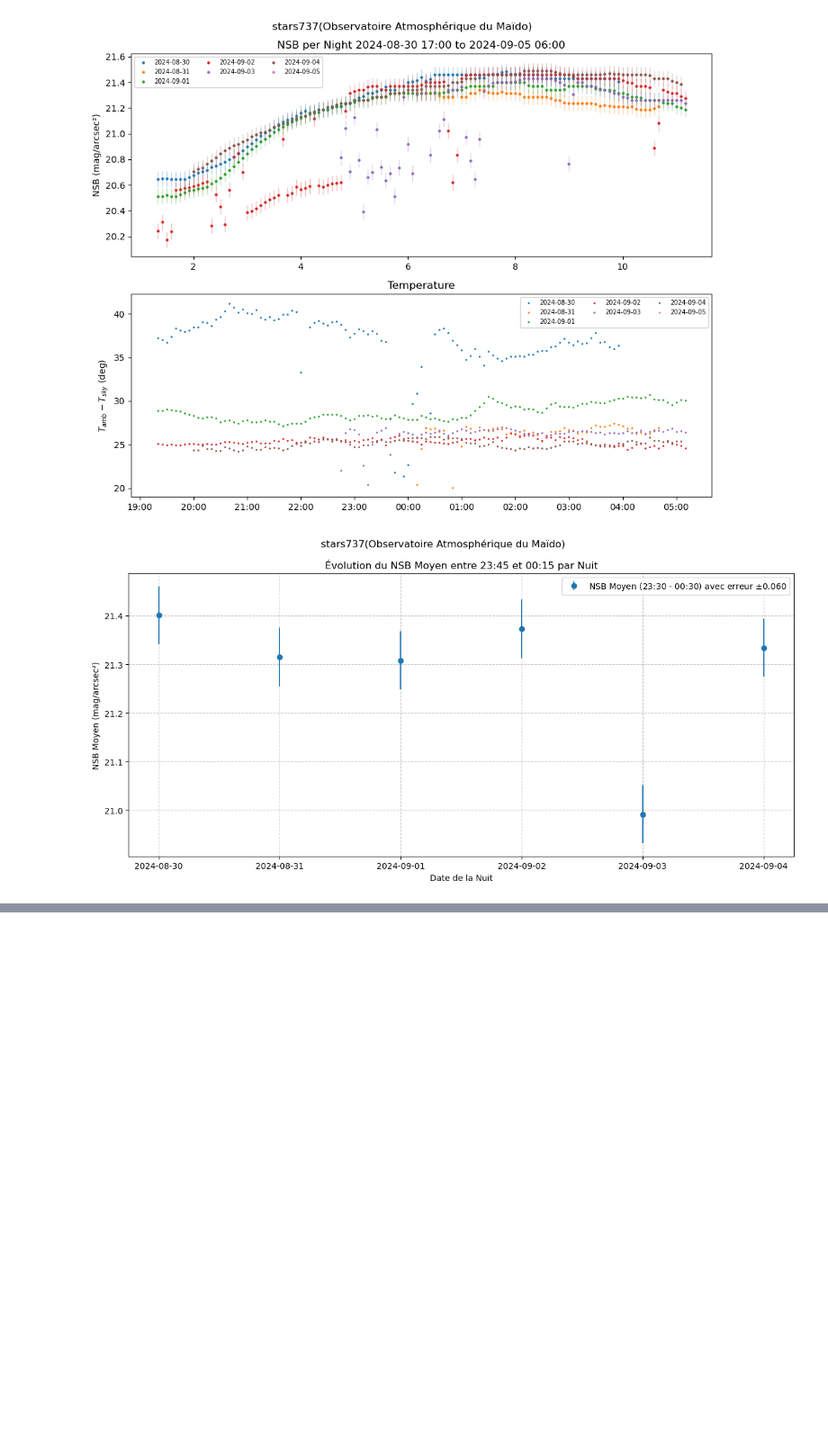
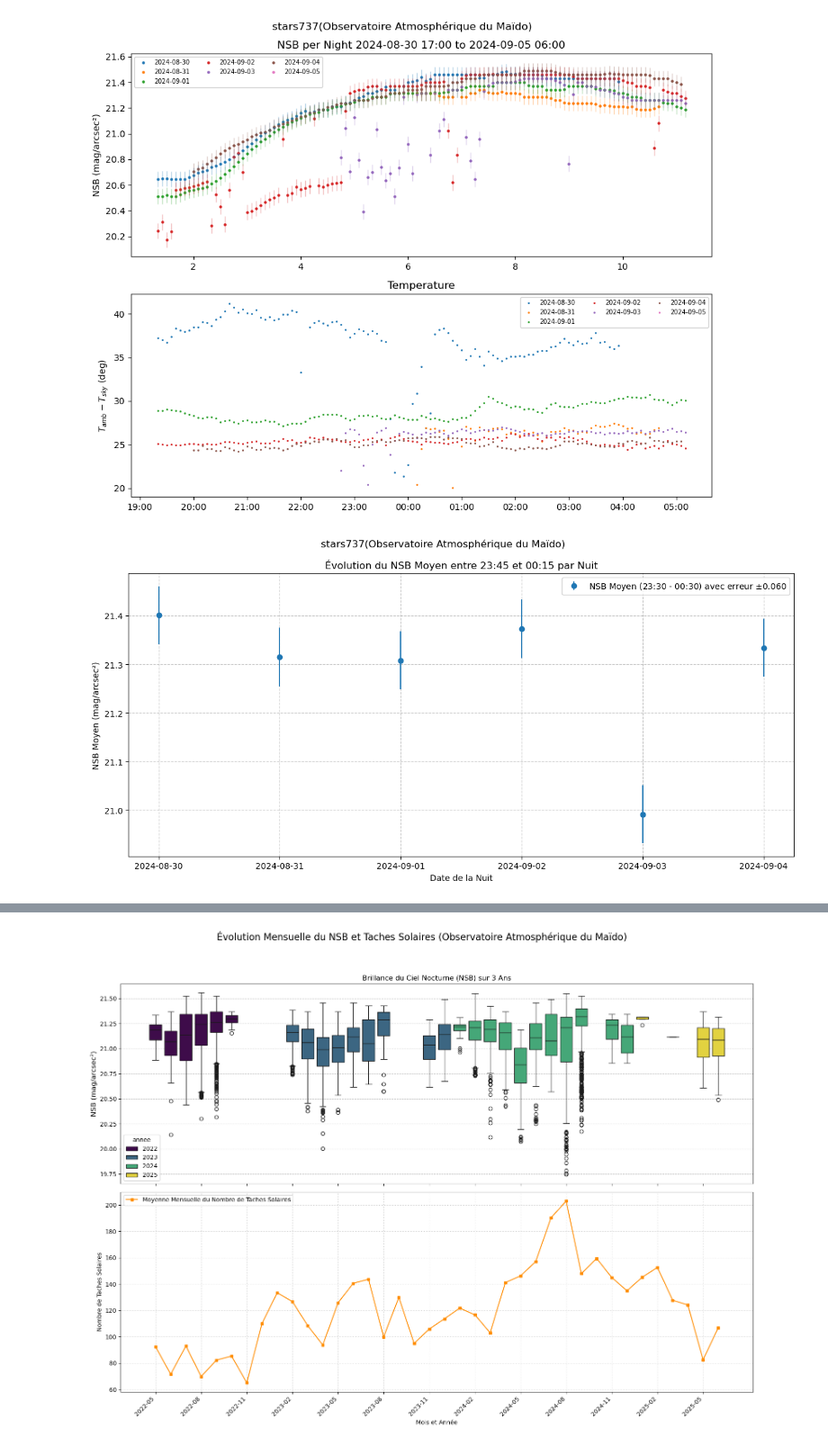
Before and after one commit to Andorajaonari/pollution_lumineuse, a Jupyter notebook: Data_visualisation.ipynb, the cells around one changed output, grey strips where cells are left out. Shown at 90% size. Saved outputs shown, nothing was run; the diff lists cells and outputs as text; code cells hidden in the pictures; blank space fills up the shorter version.

```diff
--- a/Data_visualisation.ipynb
+++ b/Data_visualisation.ipynb
@@ -225,0 +219,2 @@ plt.show()
+# %%
+df_sunspot_raw = pd.read_csv('../Sunspot.csv', sep=';')
@@ -225,0 +236,56 @@ plt.show()
+# %%
+min_date_nsb = night_m.index.min()
+max_date_nsb = night_m.index.max()
+
+df_sunspot_monthly['Month_Year'] = pd.to_datetime(df_sunspot_monthly['Month_Year'])
+
+df_sunspot_monthly_filtered = df_sunspot_monthly[
+    (df_sunspot_monthly['Month_Year'] >= min_date_nsb.to_period('M').start_time) &
+    (df_sunspot_monthly['Month_Year'] <= max_date_nsb.to_period('M').end_time)
+    ].copy() #
+
+df_sunspot_to_plot = df_sunspot_monthly_filtered
+# %%
+df_sunspot_to_plot.set_index('Month_Year', inplace=True)
+# %%
+df_sunspot_to_plot['mois'] = df_sunspot_to_plot.index.month
+df_sunspot_to_plot['annee'] = df_sunspot_to_plot.index.year
+df_sunspot_to_plot['annee_mois'] = df_sunspot_to_plot.index.to_period('M').astype(str)
+# %%
+fig, (ax1, ax2) = plt.subplots(2, 1, figsize=(16, 12), sharex=True)
+
+sns.boxplot(x='annee_mois', y='NSB', data=night_m, hue='annee', palette='viridis', ax=ax1)
+
+ax1.set_title('')
+ax1.set_xlabel('')
+ax1.set_ylabel('NSB (mag/arcsec²)', fontsize=12)
+ax1.grid(axis='y', linestyle='--', alpha=0.7)
+
+fig.suptitle('Évolution Mensuelle du NSB et Taches Solaires (Observatoire Atmosphérique du Maïdo)', fontsize=16, y=1.02)
+ax1.set_title('Brillance du Ciel Nocturne (NSB) sur 3 Ans')
+
+unique_annee_mois = sorted(night_m['annee_mois'].unique())
+
+tick_interval = 3
+tick_positions = np.arange(0, len(unique_annee_mois), tick_interval)
+tick_labels = [unique_annee_mois[i] for i in tick_positions]
+ax1.set_xticks(tick_positions)
+ax1.set_xticklabels(tick_labels, rotation=45, ha='right')
+
+ax2.plot(df_sunspot_to_plot['annee_mois'], df_sunspot_to_plot['Sunspot_Number'],
+         color='darkorange', linestyle='-', marker='s', markersize=5,
+         label='Moyenne Mensuelle du Nombre de Taches Solaires')
+
+ax2.set_xlabel('Mois et Année')
+ax2.set_ylabel('Nombre de Taches Solaires')
+ax2.legend(loc='upper left')
+ax2.grid(True, linestyle=':', alpha=0.7)
+
+
+plt.setp(ax1.get_xticklabels(), visible=False)
+fig.autofmt_xdate(rotation=45)
+plt.tight_layout(rect=[0, 0.03, 1, 0.98])
+
+plt.show()
+# %% [output]
+[figure, added]
```
Also changed, not shown: parts of 7 cells of this notebook.
